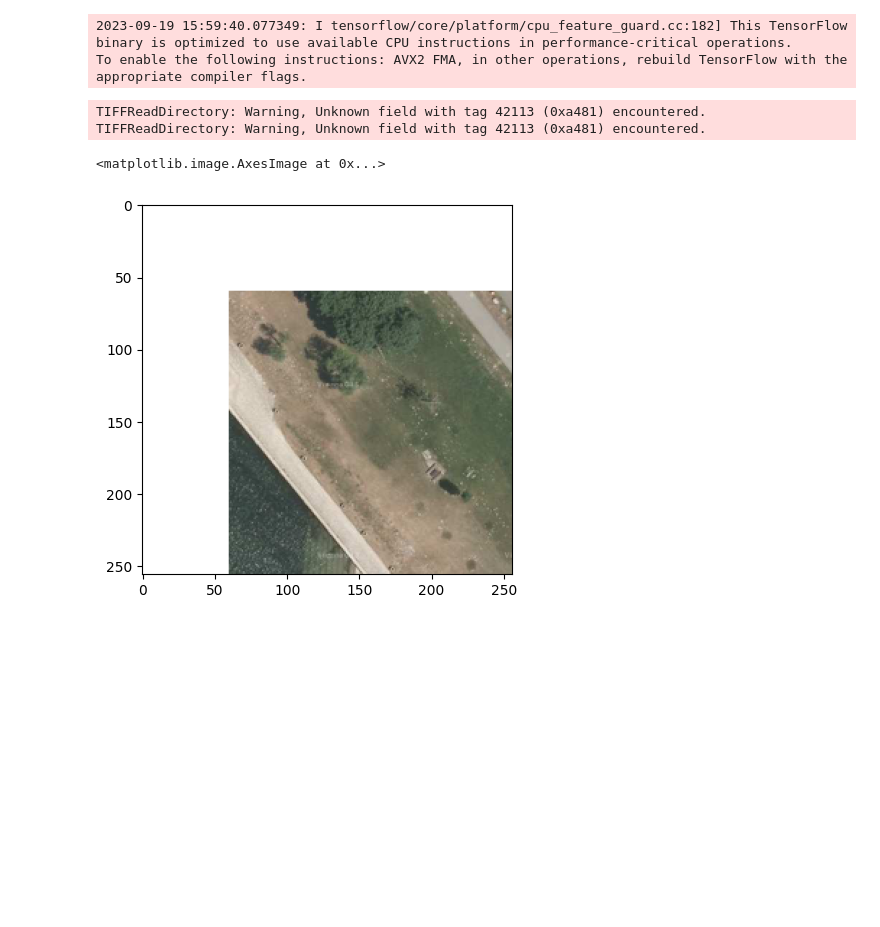
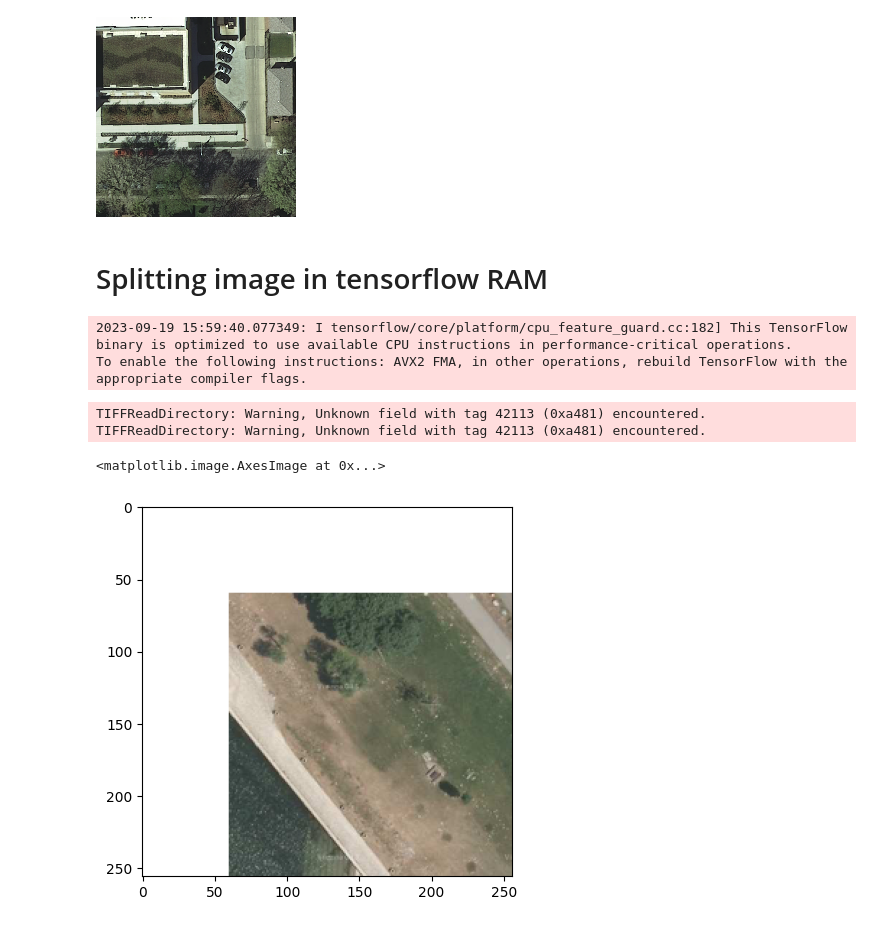
Before and after one commit to bergerbastian/inria1358, a Jupyter notebook: notebooks/konradhorber.ipynb, the cells around one changed output. Saved outputs shown, nothing was run; the diff lists cells and outputs as text; code cells hidden in the pictures; blank space fills up the shorter version.

```diff
--- a/notebooks/konradhorber.ipynb
+++ b/notebooks/konradhorber.ipynb
@@ -0,0 +44,5 @@
+# %%
+im = Image.open(f'{save_path}/chicago1_24_24.tiff')
+im.show()
+# %% [output]
+[figure, added]
@@ -1,3 +54,5 @@
+# %% [markdown]
+# Splitting image in tensorflow RAM
 # %%
 import numpy as np
 import tensorflow as tf
```
Also changed, not shown: parts of 11 cells of this notebook.
